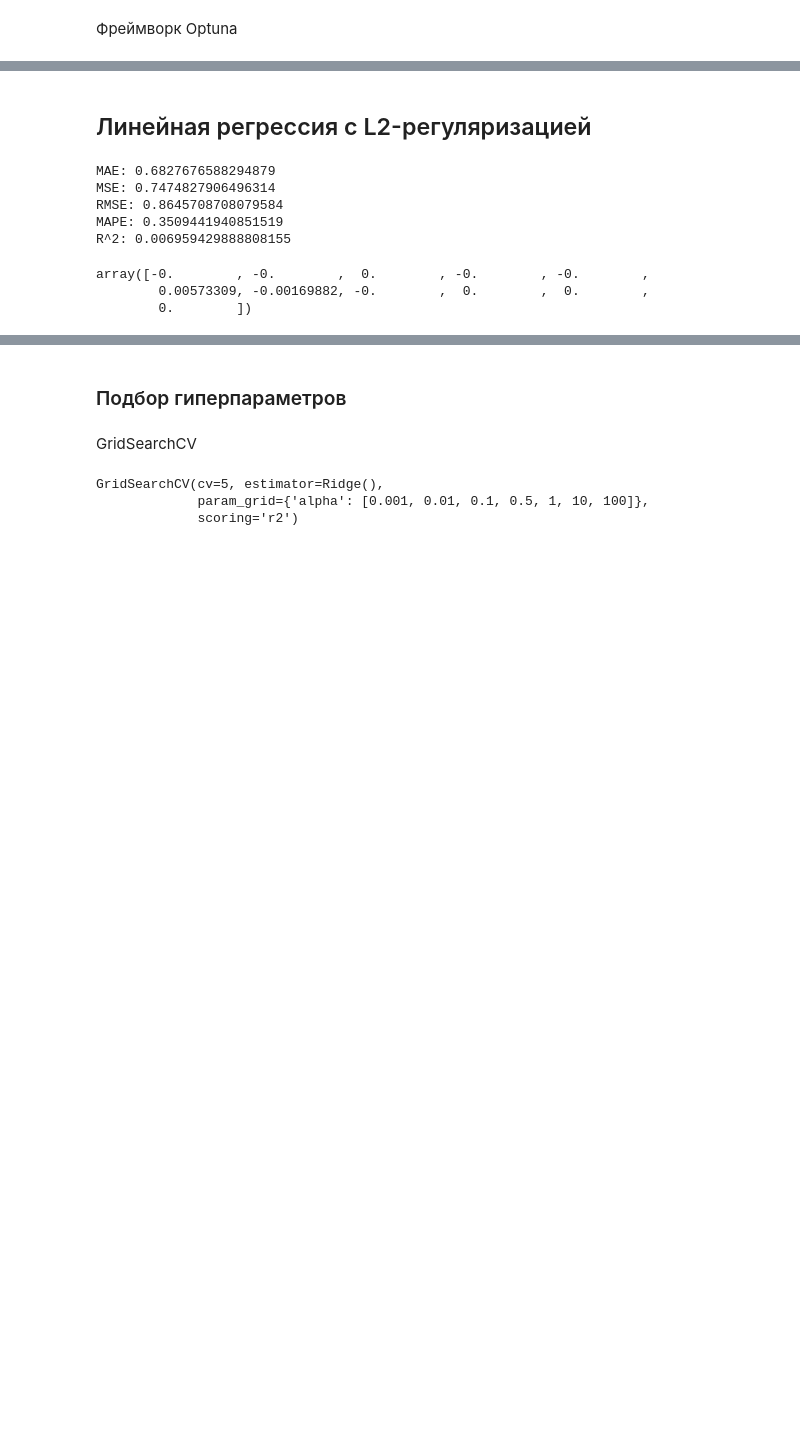
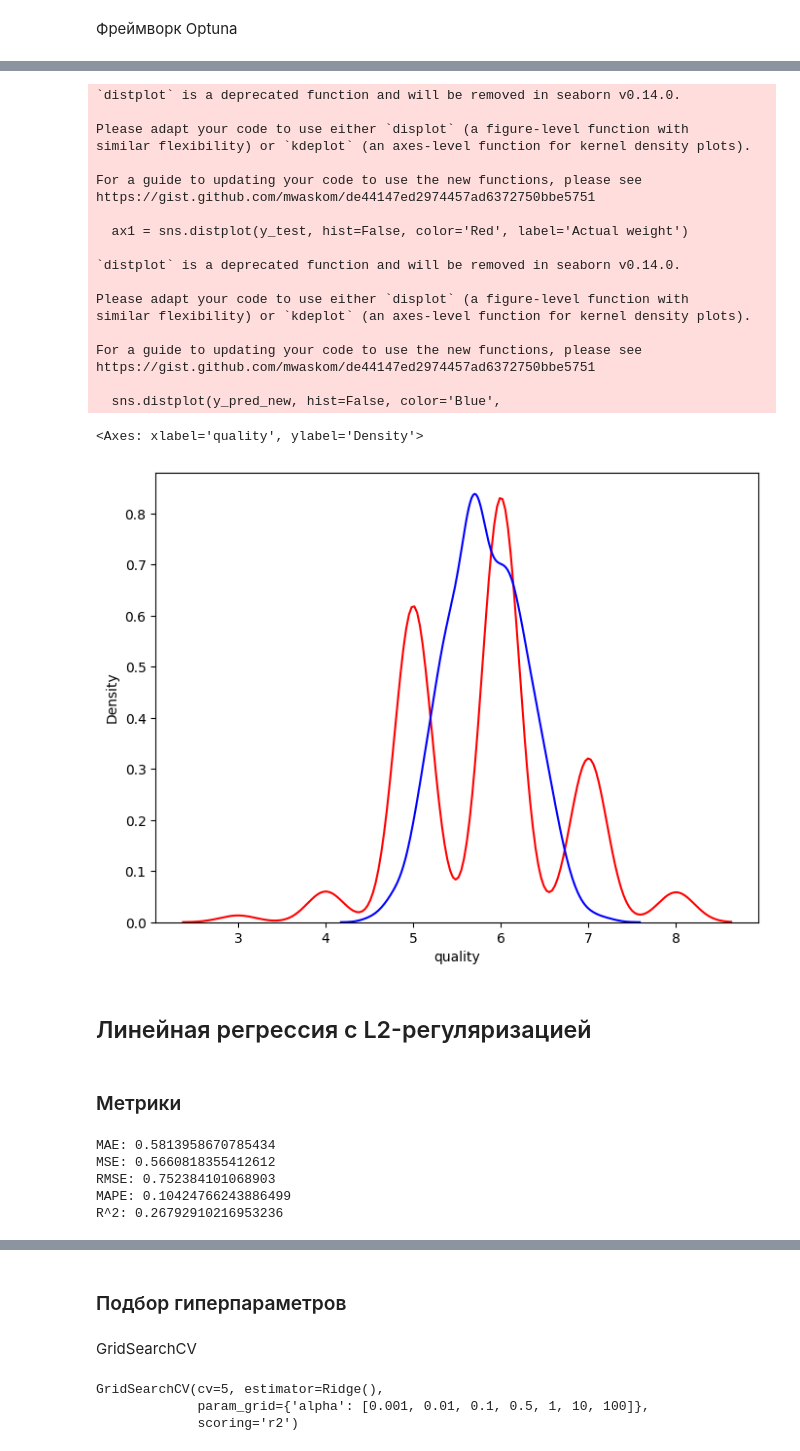
Before and after one commit to Vaiforo/ML1, a Jupyter notebook: r5_lab1.ipynb, the cells around one changed output, grey strips where cells are left out. Cells and saved outputs as stored; diff of their text form; code cells hidden in the pictures; blank space fills up the shorter version.

```diff
--- a/r5_lab1.ipynb
+++ b/r5_lab1.ipynb
@@ -177,20 +335,30 @@ Best R^2: 0.2900341170802035
+# %%
+plt.figure(figsize=(8, 6))
+
+ax1 = sns.distplot(y_test, hist=False, color='Red', label='Actual weight')
+sns.distplot(y_pred_new, hist=False, color='Blue',
+             ax=ax1, label='Predicted weight')
+# %% [output]
+`distplot` is a deprecated function and will be removed in seaborn v0.14.0.
+
+Please adapt your code to use either `displot` (a figure-level function with
+similar flexibility) or `kdeplot` (an axes-level function for kernel density plots).
+
+For a guide to updating your code to use the new functions, please see
+https://gist.github.com/mwaskom/de44147ed2974457ad6372750bbe5751
+
+  ax1 = sns.distplot(y_test, hist=False, color='Red', label='Actual weight')
+
+`distplot` is a deprecated function and will be removed in seaborn v0.14.0.
+
+Please adapt your code to use either `displot` (a figure-level function with
+similar flexibility) or `kdeplot` (an axes-level function for kernel density plots).
+
+For a guide to updating your code to use the new functions, please see
+https://gist.github.com/mwaskom/de44147ed2974457ad6372750bbe5751
+
+  sns.distplot(y_pred_new, hist=False, color='Blue',
+<Axes: xlabel='quality', ylabel='Density'>
+[figure, added]
 # %% [markdown]
 ## Линейная регрессия с L2-регуляризацией
-# %%
-lasso = Lasso(alpha=0.5).fit(X_train, y_train)
-y_pred = lasso.predict(X_test)
-print(f'MAE: {mean_absolute_error(y_test, y_pred)}')
-print(f'MSE: {mean_squared_error(y_test, y_pred)}')
-print(f'RMSE: {sqrt(mean_squared_error(y_test, y_pred))}')
-print(f'MAPE: {sqrt(mean_absolute_percentage_error(y_test, y_pred))}')
-print(f'R^2: {lasso.score(X_test, y_test)}')
-lasso.coef_
-# %% [output]
-MAE: 0.6827676588294879
-MSE: 0.7474827906496314
-RMSE: 0.8645708708079584
-MAPE: 0.3509441940851519
-R^2: 0.006959429888808155
-array([-0.        , -0.        ,  0.        , -0.        , -0.        ,
-        0.00573309, -0.00169882, -0.        ,  0.        ,  0.        ,
-        0.        ])
@@ -196,0 +368,10 @@ array([-0.        , -0.        ,  0.        , -0.        , -0.        ,
+# %% [markdown]
+### Метрики
+# %%
+sklearn_metrick_printer(y_test, y_pred)
+# %% [output]
+MAE: 0.5813958670785434
+MSE: 0.5660818355412612
+RMSE: 0.752384101068903
+MAPE: 0.10424766243886499
+R^2: 0.26792910216953236
```
Also changed, not shown: parts of 112 cells of this notebook, 1 other file.
